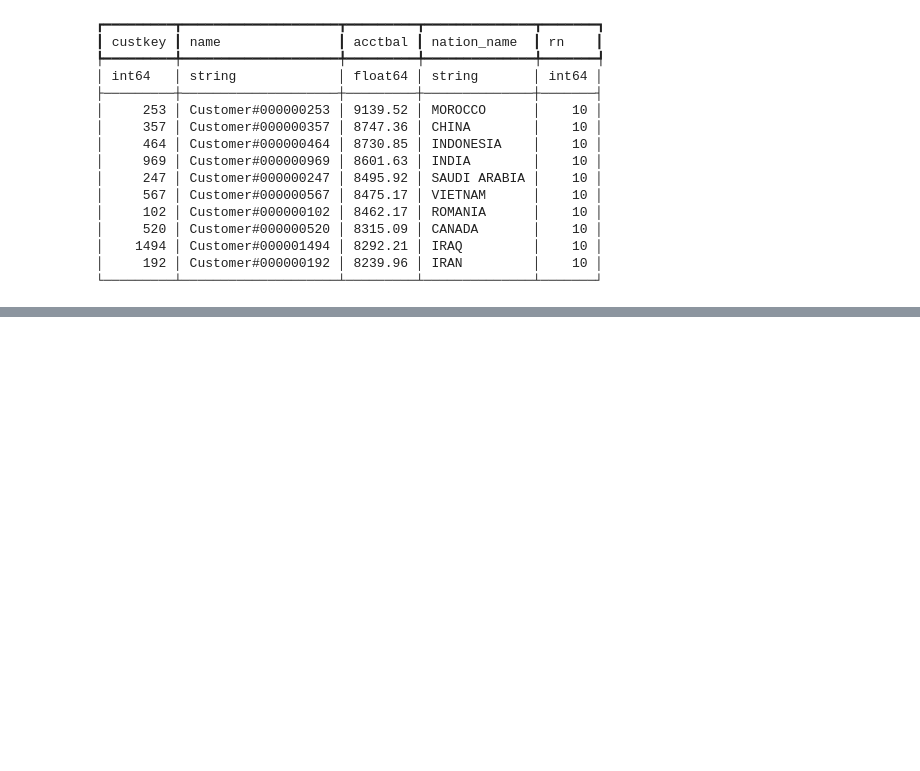
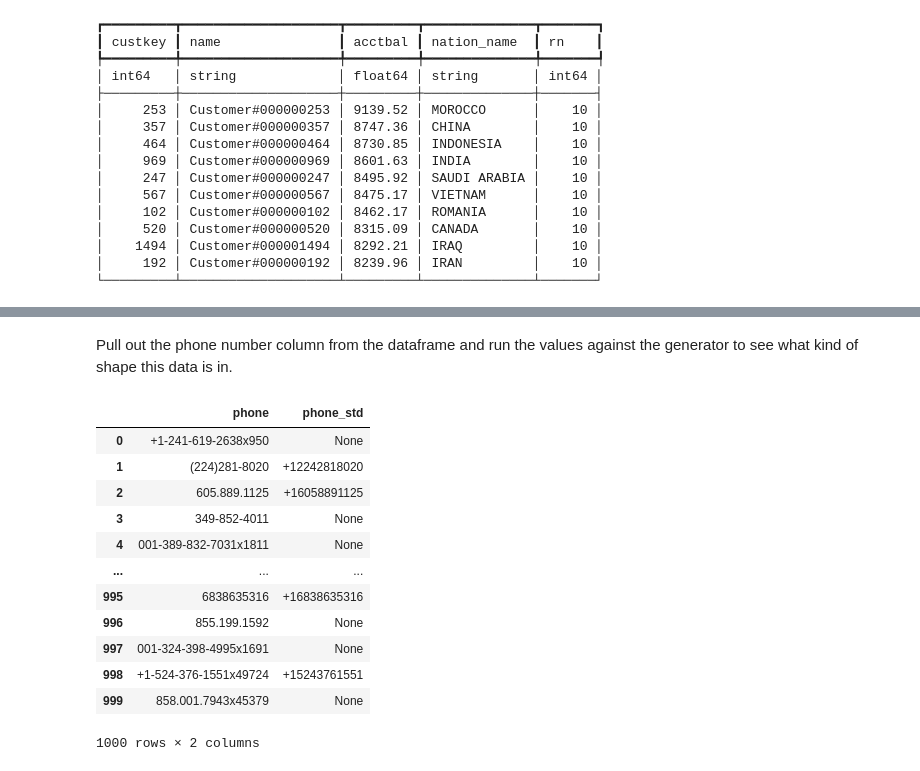
Before and after one commit to lestermartin/starburst-dataframes-exploration, a Jupyter notebook: StarburstPythonOptions.ipynb, the cells around one changed output, grey strips where cells are left out. Saved outputs shown, nothing was run; the diff lists cells and outputs as text; code cells hidden in the pictures; blank space fills up the shorter version.

```diff
--- a/StarburstPythonOptions.ipynb
+++ b/StarburstPythonOptions.ipynb
@@ -405,0 +505,25 @@ top_x[0:10]
+# %%
+import phonenumbers
+
+def standardize_phone(raw: str, region: str = "US") -> str:
+    parsed = phonenumbers.parse(raw, region)
+
+    if not phonenumbers.is_valid_number(parsed):
+        raise ValueError(f"Invalid phone number: {raw}")
+
+    return phonenumbers.format_number(parsed, phonenumbers.PhoneNumberFormat.E164)
+
+
+# Examples
+numbers = [
+    "2025551234",
+    "(202) 555-1234",
+    "(202) 555-1234 ext. 103", # notice how extensions get lost
+    "202-555-1234x103",
+    "202.555.1234",
+    "+1 202 555 1234",
+    "1-202-555-1234",
+]
+
+for n in numbers:
+    print(f"{n:25} -> {standardize_phone(n)}")
@@ -405,0 +538,36 @@ top_x[0:10]
+# %% [markdown]
+Pull out the phone number column from the dataframe and run the values against the generator to see what kind of shape this data is in.
+# %%
+import pandas as pd
+import phonenumbers
+
+# quick wrapper around the phonenumbers library
+def standardize_phone(raw: str, region: str = "US") -> str:
+    try:
+        parsed = phonenumbers.parse(str(raw), region)
+        if not phonenumbers.is_valid_number(parsed):
+            return None  # or return raw to keep original
+        return phonenumbers.format_number(parsed, phonenumbers.PhoneNumberFormat.E164)
+    except phonenumbers.NumberParseException:
+        return None  # unparseable values return None
+
+# Trino does NOT support this kind of basic Python UDF (needs SQL)
+phone_pdf = bank_customer.select("phone").to_pandas()
+
+# With the pandas DF create a new column for the cleaned up values
+phone_pdf["phone_std"] = phone_pdf["phone"].apply(standardize_phone)
+phone_pdf.head(1500)
+# %% [output]
+|  | phone | phone_std |
+| 0 | +1-241-619-2638x950 | None |
+| 1 | (224)281-8020 | +12242818020 |
+| 2 | 605.889.1125 | +16058891125 |
+| 3 | 349-852-4011 | None |
+| 4 | 001-389-832-7031x1811 | None |
+| ... | ... | ... |
+| 995 | 6838635316 | +16838635316 |
+| 996 | 855.199.1592 | None |
+| 997 | 001-324-398-4995x1691 | None |
+| 998 | +1-524-376-1551x49724 | +15243761551 |
+| 999 | 858.001.7943x45379 | None |
+1000 rows × 2 columns
```
Also changed, not shown: parts of 21 cells of this notebook.
